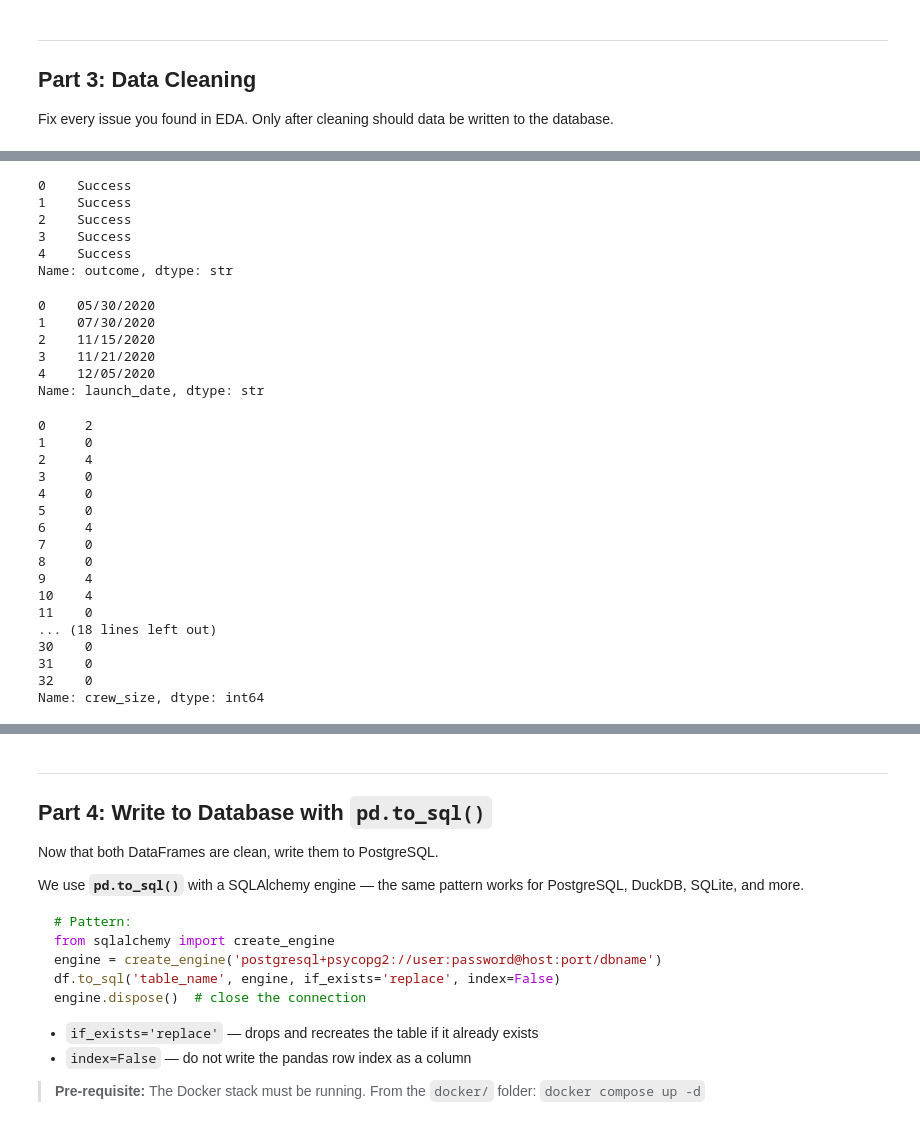
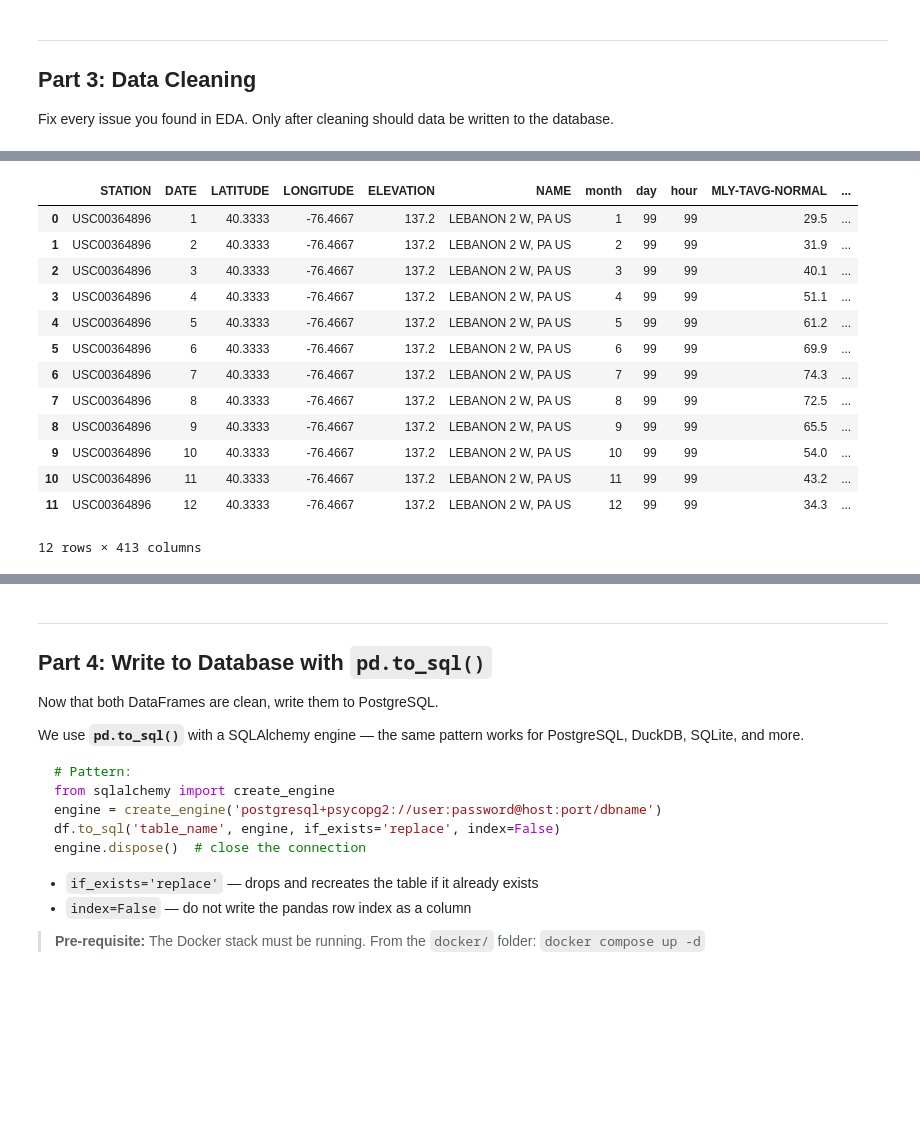
Before and after one commit to diazj2etown-sudo/UrbanHeatIslands, a Jupyter notebook: capstone.ipynb, the cells around one changed output, grey strips where cells are left out. Saved outputs shown, nothing was run; the diff lists cells and outputs as text; code cells hidden in the pictures; blank space fills up the shorter version.

```diff
--- a/capstone.ipynb
+++ b/capstone.ipynb
@@ -25,8 +22,8 @@ Error:
 Load CSV Files
 # %%
 # Load the CSV into DataFrames
-Dec2000 = pd.read_csv('data/DECENNIAL2000.csv')
-Dec2010 = pd.read_csv('data/DECENNIAL2010.csv')
-Dec2020 = pd.read_csv('data/DECENNIAL2020.csv')
-Lebanon = pd.read_csv('UrbanHeatIslands/USC00364896.csv')
-Philadelphia = pd.read_csv('UrbanHeatIslands/USW00013739.csv')
+Dec2000 = pd.read_csv('DECENNIAL2000.csv')
+Dec2010 = pd.read_csv('DECENNIAL2010.csv')
+Dec2020 = pd.read_csv('DECENNIAL2020.csv')
+Lebanon = pd.read_csv('USC00364896.csv')
+Harrisburg = pd.read_csv('USC00363698.csv')
@@ -179,4 +186,5 @@ Work through them one cell at a time.
 # %%
 # Issue 1: Drop duplicate rows
 # Hint: df.drop_duplicates()
-launches.drop_duplicates()
+Lebanon = Lebanon.drop_duplicates()
+Harrisburg = Harrisburg.drop_duplicates()
@@ -213,53 +191,19 @@ Name: agency, dtype: str
-# %%
-# Issue 3: Standardize 'outcome' to Title Case
-launches['outcome']=launches['outcome'].str.title()
-print(launches['outcome'].head(5))
-# %% [output]
-0    Success
-1    Success
-2    Success
-3    Success
-4    Success
-Name: outcome, dtype: str
-# %%
-
-# Issue 4: Fix mixed date formats in 'launch_date'
-# Most rows use YYYY-MM-DD, but at least one uses MM/DD/YYYY.
-# Use format='mixed' to let pandas handle both automatically.
-# Example: pd.to_datetime(df['col'], format='mixed')
-
-launches['launch_date'] = pd.to_datetime(launches['launch_date'], format='mixed')
-
-
-launches['launch_date'] = launches['launch_date'].dt.strftime("%m/%d/%Y")
-
-print(launches['launch_date'].head(5))
-# %% [output]
-0    05/30/2020
-1    07/30/2020
-2    11/15/2020
-3    11/21/2020
-4    12/05/2020
-Name: launch_date, dtype: str
 # %%
-# Issue 5: Fill null crew_size with 0 (unmanned missions have no crew)
 # Hint: df['col'].fillna(0)
-launches['crew_size'].fillna(0)
+Harrisburg.fillna(0)
+Lebanon.fillna(0)
 # %% [output]
+|  | STATION | DATE | LATITUDE | LONGITUDE | ELEVATION | NAME | month | day | hour | MLY-TAVG-NORMAL | ... |
+| 0 | USC00364896 | 1 | 40.3333 | -76.4667 | 137.2 | LEBANON 2 W, PA US | 1 | 99 | 99 | 29.5 | ... |
+| 1 | USC00364896 | 2 | 40.3333 | -76.4667 | 137.2 | LEBANON 2 W, PA US | 2 | 99 | 99 | 31.9 | ... |
+| 2 | USC00364896 | 3 | 40.3333 | -76.4667 | 137.2 | LEBANON 2 W, PA US | 3 | 99 | 99 | 40.1 | ... |
+| 3 | USC00364896 | 4 | 40.3333 | -76.4667 | 137.2 | LEBANON 2 W, PA US | 4 | 99 | 99 | 51.1 | ... |
+| 4 | USC00364896 | 5 | 40.3333 | -76.4667 | 137.2 | LEBANON 2 W, PA US | 5 | 99 | 99 | 61.2 | ... |
+| 5 | USC00364896 | 6 | 40.3333 | -76.4667 | 137.2 | LEBANON 2 W, PA US | 6 | 99 | 99 | 69.9 | ... |
+| 6 | USC00364896 | 7 | 40.3333 | -76.4667 | 137.2 | LEBANON 2 W, PA US | 7 | 99 | 99 | 74.3 | ... |
+| 7 | USC00364896 | 8 | 40.3333 | -76.4667 | 137.2 | LEBANON 2 W, PA US | 8 | 99 | 99 | 72.5 | ... |
+| 8 | USC00364896 | 9 | 40.3333 | -76.4667 | 137.2 | LEBANON 2 W, PA US | 9 | 99 | 99 | 65.5 | ... |
+| 9 | USC00364896 | 10 | 40.3333 | -76.4667 | 137.2 | LEBANON 2 W, PA US | 10 | 99 | 99 | 54.0 | ... |
+| 10 | USC00364896 | 11 | 40.3333 | -76.4667 | 137.2 | LEBANON 2 W, PA US | 11 | 99 | 99 | 43.2 | ... |
+| 11 | USC00364896 | 12 | 40.3333 | -76.4667 | 137.2 | LEBANON 2 W, PA US | 12 | 99 | 99 | 34.3 | ... |
-0     2
-1     0
-2     4
-3     0
-4     0
-5     0
-6     4
-7     0
-8     0
-9     4
-10    4
-11    0
-... (18 lines left out)
-30    0
-31    0
-32    0
-Name: crew_size, dtype: int64
+12 rows × 413 columns
```
Also changed, not shown: parts of 25 cells of this notebook.
